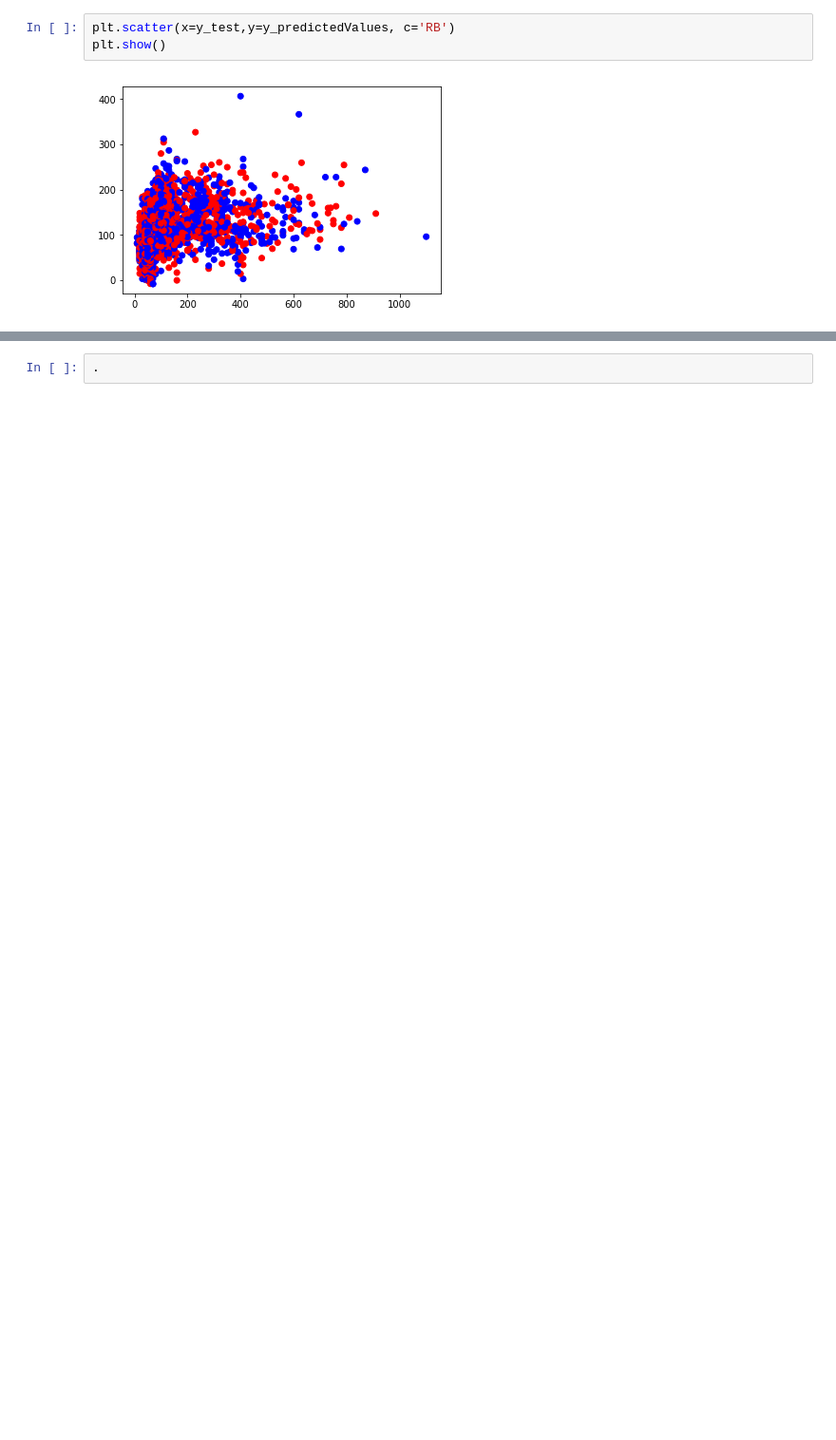
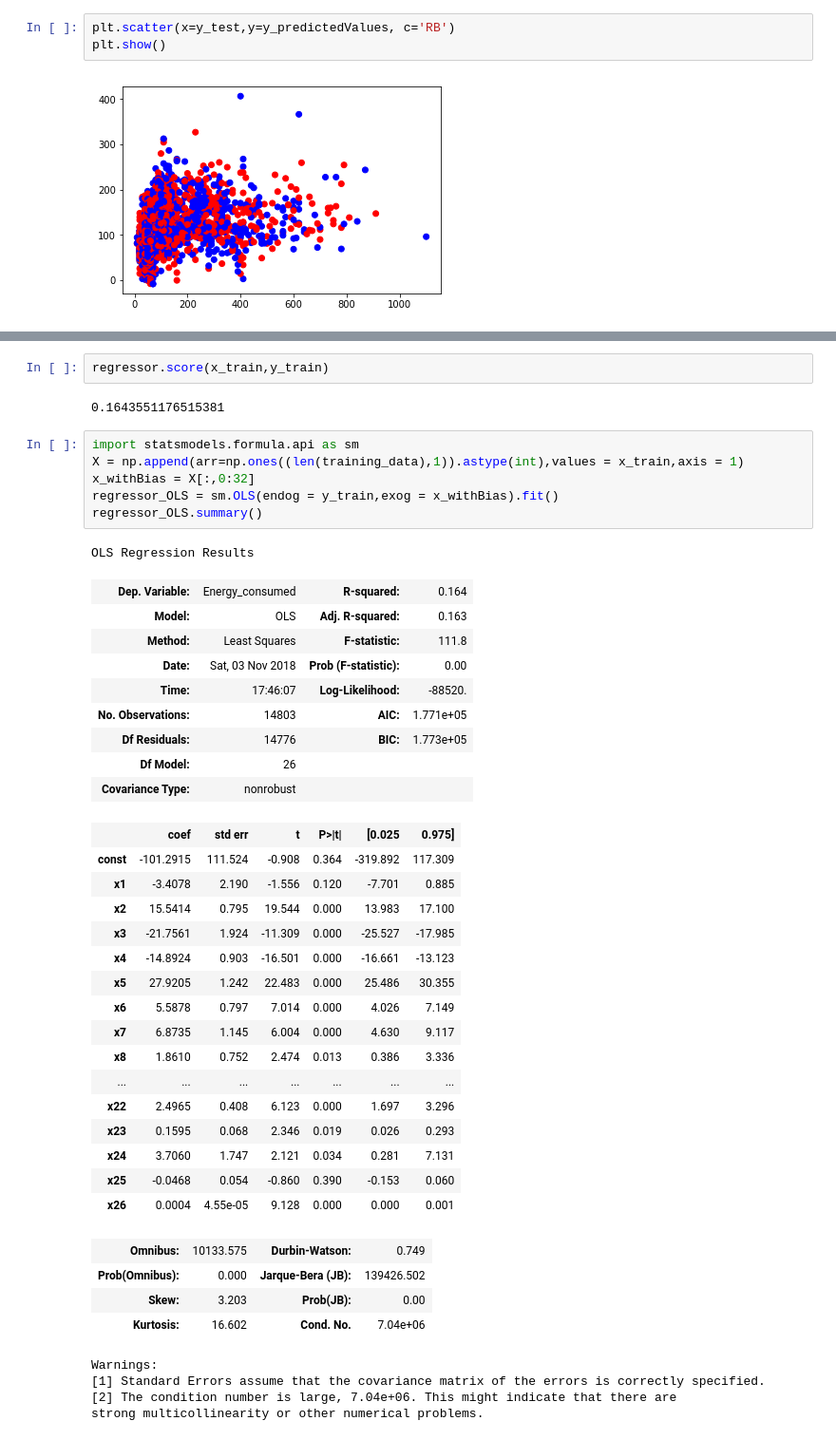
Before and after one commit to sayaliborse/ADS_TEAM_SRK, a Jupyter notebook: Assignment2_EnergyData/ML - Models.ipynb, the cells around one changed output, grey strips where cells are left out. Shown at 95% size. Cells and saved outputs as stored; diff of their text form; blank space fills up the shorter version.

```diff
--- a/Assignment2_EnergyData/ML - Models.ipynb
+++ b/Assignment2_EnergyData/ML - Models.ipynb
@@ -114,2 +122,45 @@ ValueError: If using all scalar values, you must pass an index
-# %%
-.
+# %%
+regressor.score(x_train,y_train)
+# %% [output]
+0.1643551176515381
+# %%
+import statsmodels.formula.api as sm
+X = np.append(arr=np.ones((len(training_data),1)).astype(int),values = x_train,axis = 1)
+x_withBias = X[:,0:32]
+regressor_OLS = sm.OLS(endog = y_train,exog = x_withBias).fit()
+regressor_OLS.summary()
+# %% [output]
+OLS Regression Results
+| Dep. Variable: | Energy_consumed | R-squared: | 0.164 |
+| Model: | OLS | Adj. R-squared: | 0.163 |
+| Method: | Least Squares | F-statistic: | 111.8 |
+| Date: | Sat, 03 Nov 2018 | Prob (F-statistic): | 0.00 |
+| Time: | 17:46:07 | Log-Likelihood: | -88520. |
+| No. Observations: | 14803 | AIC: | 1.771e+05 |
+| Df Residuals: | 14776 | BIC: | 1.773e+05 |
+| Df Model: | 26 |  |  |
+| Covariance Type: | nonrobust |  |  |
+|  | coef | std err | t | P>|t| | [0.025 | 0.975] |
+| const | -101.2915 | 111.524 | -0.908 | 0.364 | -319.892 | 117.309 |
+| x1 | -3.4078 | 2.190 | -1.556 | 0.120 | -7.701 | 0.885 |
+| x2 | 15.5414 | 0.795 | 19.544 | 0.000 | 13.983 | 17.100 |
+| x3 | -21.7561 | 1.924 | -11.309 | 0.000 | -25.527 | -17.985 |
+| x4 | -14.8924 | 0.903 | -16.501 | 0.000 | -16.661 | -13.123 |
+| x5 | 27.9205 | 1.242 | 22.483 | 0.000 | 25.486 | 30.355 |
+| x6 | 5.5878 | 0.797 | 7.014 | 0.000 | 4.026 | 7.149 |
+| x7 | 6.8735 | 1.145 | 6.004 | 0.000 | 4.630 | 9.117 |
+| x8 | 1.8610 | 0.752 | 2.474 | 0.013 | 0.386 | 3.336 |
+| ... | ... | ... | ... | ... | ... | ... |
+| x22 | 2.4965 | 0.408 | 6.123 | 0.000 | 1.697 | 3.296 |
+| x23 | 0.1595 | 0.068 | 2.346 | 0.019 | 0.026 | 0.293 |
+| x24 | 3.7060 | 1.747 | 2.121 | 0.034 | 0.281 | 7.131 |
+| x25 | -0.0468 | 0.054 | -0.860 | 0.390 | -0.153 | 0.060 |
+| x26 | 0.0004 | 4.55e-05 | 9.128 | 0.000 | 0.000 | 0.001 |
+| Omnibus: | 10133.575 | Durbin-Watson: | 0.749 |
+| Prob(Omnibus): | 0.000 | Jarque-Bera (JB): | 139426.502 |
+| Skew: | 3.203 | Prob(JB): | 0.00 |
+| Kurtosis: | 16.602 | Cond. No. | 7.04e+06 |
+Warnings:
+[1] Standard Errors assume that the covariance matrix of the errors is correctly specified.
+[2] The condition number is large, 7.04e+06. This might indicate that there are
+strong multicollinearity or other numerical problems.
```
Also changed, not shown: parts of 42 cells of this notebook, 3 other files.
